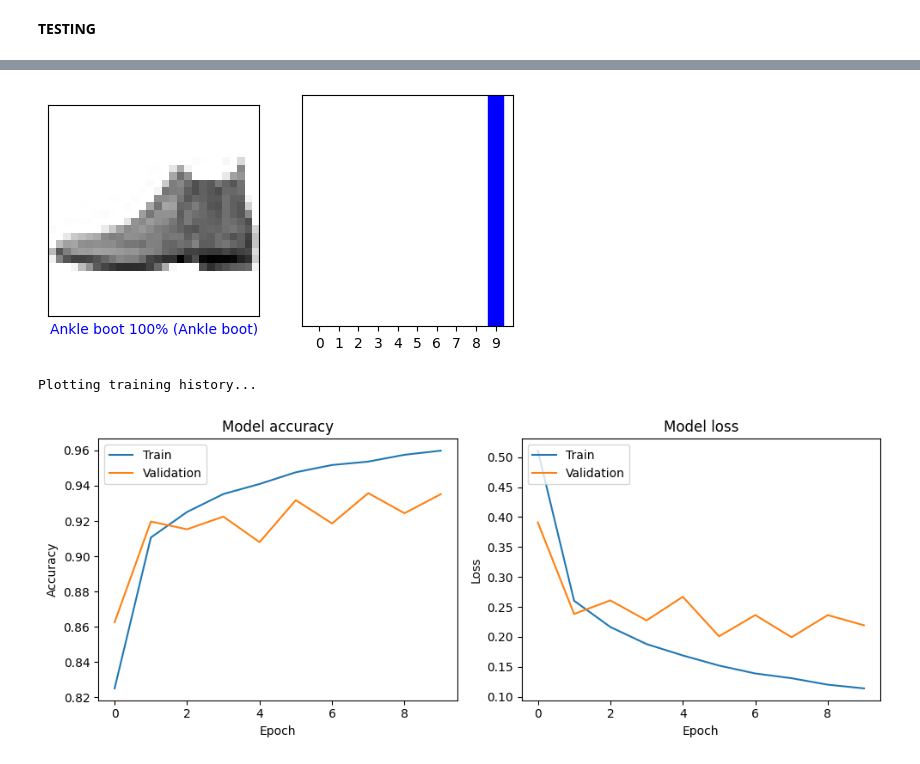
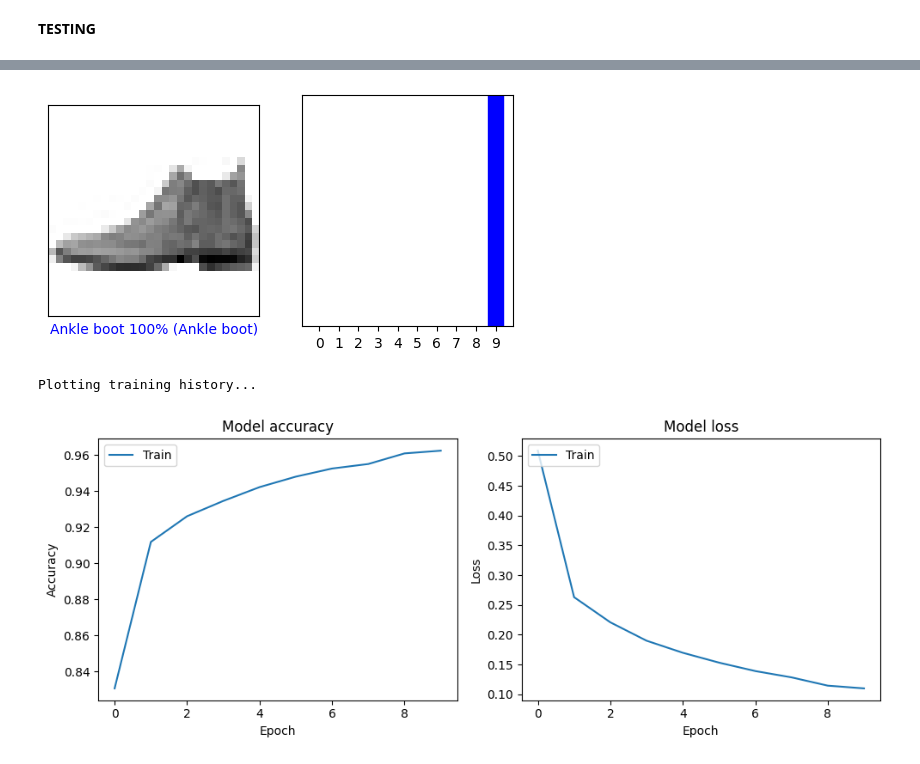
Before and after one commit to kkbin505/MEng_classify_fashion_MNIST, a Jupyter notebook: classify_fashion_notebook.ipynb, the cells around one changed output, grey strips where cells are left out. Cells and saved outputs as stored; diff of their text form; code cells hidden in the pictures.

```diff
--- a/classify_fashion_notebook.ipynb
+++ b/classify_fashion_notebook.ipynb
@@ -146,7 +112,6 @@ test_dataset = create_resnet_dataset(
 augmenter = tf.keras.Sequential([
     tf.keras.layers.RandomFlip("horizontal"),
     tf.keras.layers.RandomRotation(0.1),
-    tf.keras.layers.RandomZoom(0.1),
 ], name="rgb_augmentation")
 
 base_model = ResNet50(
@@ -160,9 +125,9 @@ x = augmenter(inputs)
 
 x = base_model(x, training=False)
 x = GlobalAveragePooling2D()(x)
-x = Dense(512, activation='relu')(x)
-x = Dropout(0.5)(x)
 x = Dense(256, activation='relu')(x)
+x = Dropout(0.4)(x)
+x = Dense(128, activation='relu')(x)
 x = Dropout(0.3)(x)
 outputs = Dense(10, activation='softmax')(x)
 
@@ -207,8 +172,7 @@ Model: "functional_17"
 print("\nStarting model training...")
 history = model.fit(
     train_dataset,
-    epochs=10,
-    validation_data=test_dataset
+    epochs=10
 )
 print("Model training finished.")
 # %% [output]
@@ -281,20 +245,18 @@ print("\nPlotting training history...")
 plt.figure(figsize=(10, 4))
 plt.subplot(1, 2, 1)
 plt.plot(history.history['accuracy'])
-plt.plot(history.history['val_accuracy'])
 plt.title('Model accuracy')
 plt.ylabel('Accuracy')
 plt.xlabel('Epoch')
-plt.legend(['Train', 'Validation'], loc='upper left')
+plt.legend(['Train'], loc='upper left')
 
 # Plot training & validation loss values
 plt.subplot(1, 2, 2)
 plt.plot(history.history['loss'])
-plt.plot(history.history['val_loss'])
 plt.title('Model loss')
 plt.ylabel('Loss')
 plt.xlabel('Epoch')
-plt.legend(['Train', 'Validation'], loc='upper left')
+plt.legend(['Train'], loc='upper left')
 
 plt.tight_layout()
 plt.show()
@@ -306,6 +268,6 @@ Test accuracy: 0.9352
 40/40 ━━━━━━━━━━━━━━━━━━━━ 8s 161ms/step
 
 Visualizing a prediction...
 [figure]
 Plotting training history...
-[figure, old version]
+[figure, new version]
```
Also changed, not shown: parts of 5 cells of this notebook.
